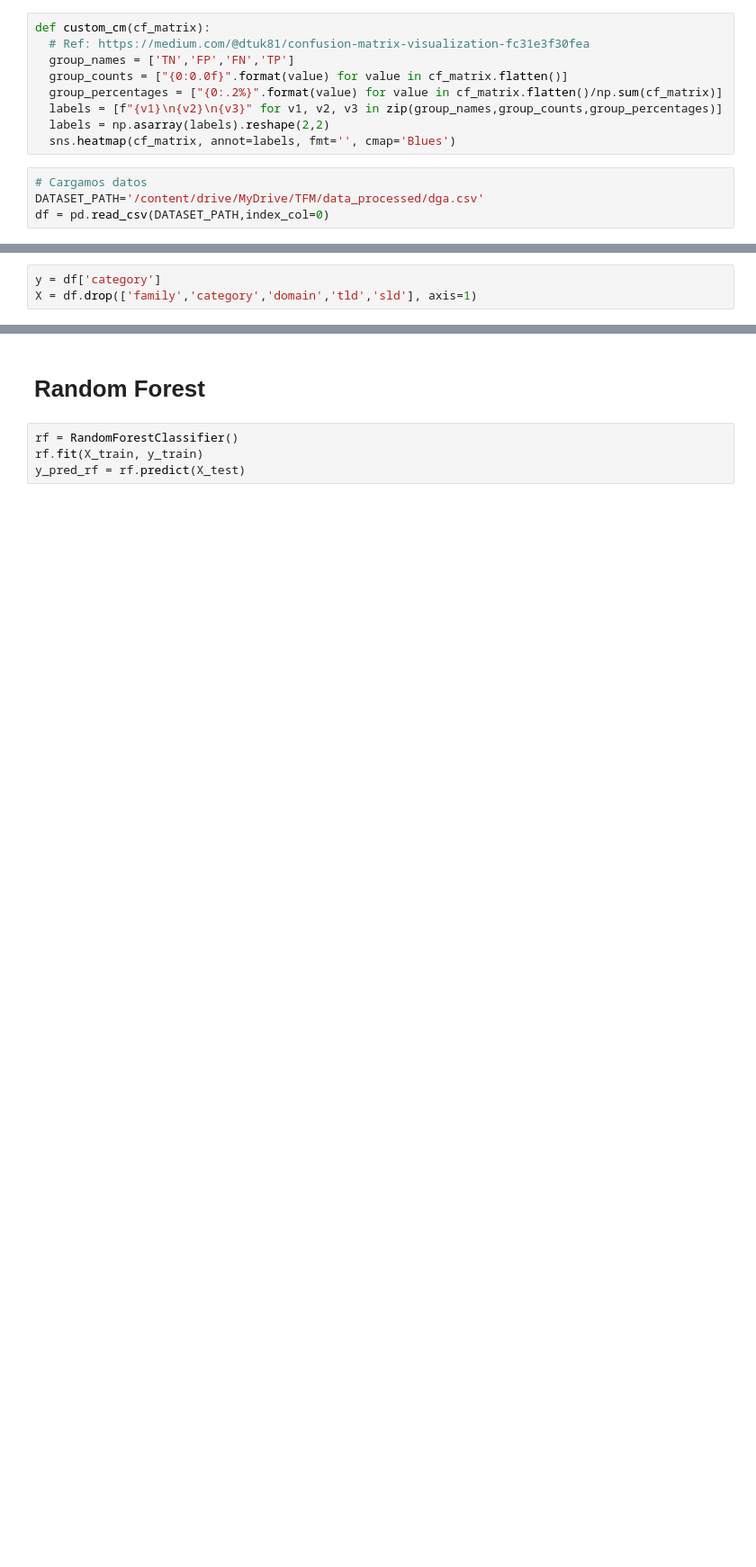
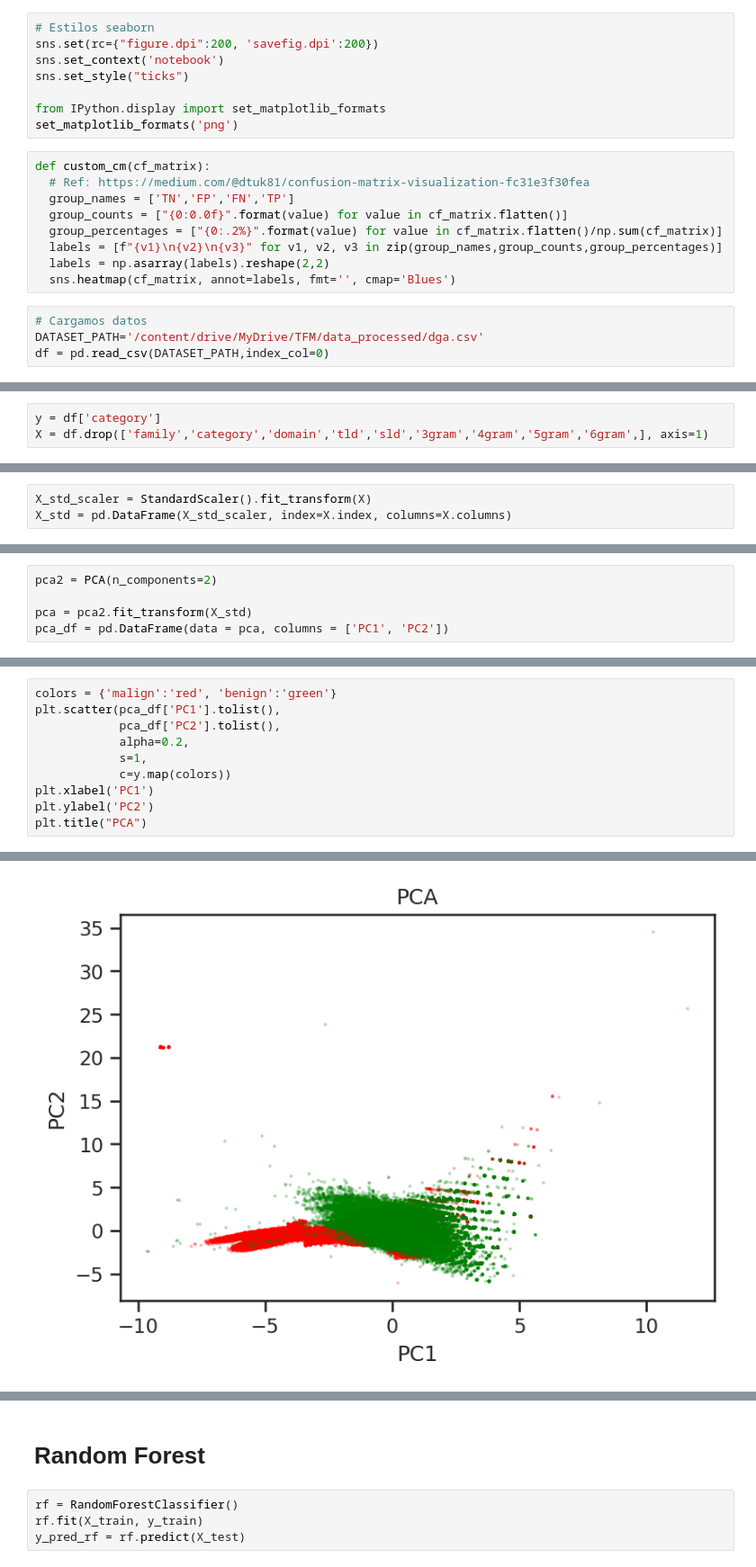
Before and after one commit to pbenito1/TFM, a Jupyter notebook: 2_ML_Features.ipynb, the cells around one changed output, grey strips where cells are left out. Shown at 90% size. Cells and saved outputs as stored; diff of their text form; blank space fills up the shorter version.

```diff
--- a/2_ML_Features.ipynb
+++ b/2_ML_Features.ipynb
@@ -26,6 +53,14 @@ from sklearn.linear_model import LogisticRegression, LogisticRegressionCV
 
 
 %matplotlib inline
+# %%
+# Estilos seaborn
+sns.set(rc={"figure.dpi":200, 'savefig.dpi':200})
+sns.set_context('notebook')
+sns.set_style("ticks")
+
+from IPython.display import set_matplotlib_formats
+set_matplotlib_formats('png')
 # %%
 def custom_cm(cf_matrix):
   # Ref: https://medium.com/@dtuk81/confusion-matrix-visualization-fc31e3f30fea
@@ -58,3 +99,3 @@ df.sample(10)
 # %%
 y = df['category']
-X = df.drop(['family','category','domain','tld','sld'], axis=1)
+X = df.drop(['family','category','domain','tld','sld','3gram','4gram','5gram','6gram',], axis=1)
@@ -60,0 +104,3 @@ X = df.drop(['family','category','domain','tld','sld'], axis=1)
+# %%
+X_std_scaler = StandardScaler().fit_transform(X)
+X_std = pd.DataFrame(X_std_scaler, index=X.index, columns=X.columns)
@@ -60,0 +116,5 @@ X = df.drop(['family','category','domain','tld','sld'], axis=1)
+# %%
+pca2 = PCA(n_components=2)
+
+pca = pca2.fit_transform(X_std)
+pca_df = pd.DataFrame(data = pca, columns = ['PC1', 'PC2'])
@@ -60,0 +123,11 @@ X = df.drop(['family','category','domain','tld','sld'], axis=1)
+# %%
+colors = {'malign':'red', 'benign':'green'}
+plt.scatter(pca_df['PC1'].tolist(),
+            pca_df['PC2'].tolist(),
+            alpha=0.2,
+            s=1,
+            c=y.map(colors))
+plt.xlabel('PC1')
+plt.ylabel('PC2')
+plt.title("PCA")
+# %% [output]
@@ -60,0 +135 @@ X = df.drop(['family','category','domain','tld','sld'], axis=1)
+[figure, added]
```
Also changed, not shown: parts of 34 cells of this notebook.
